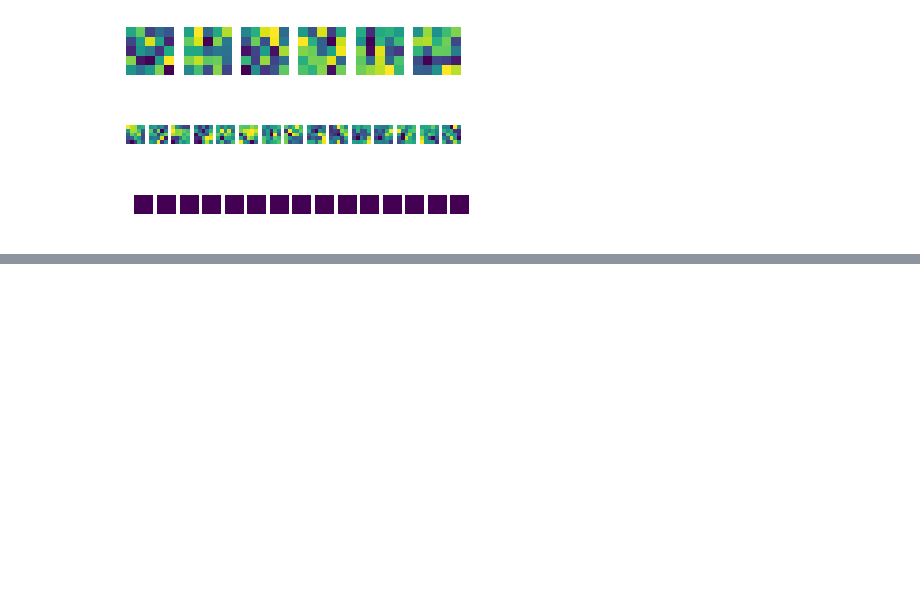
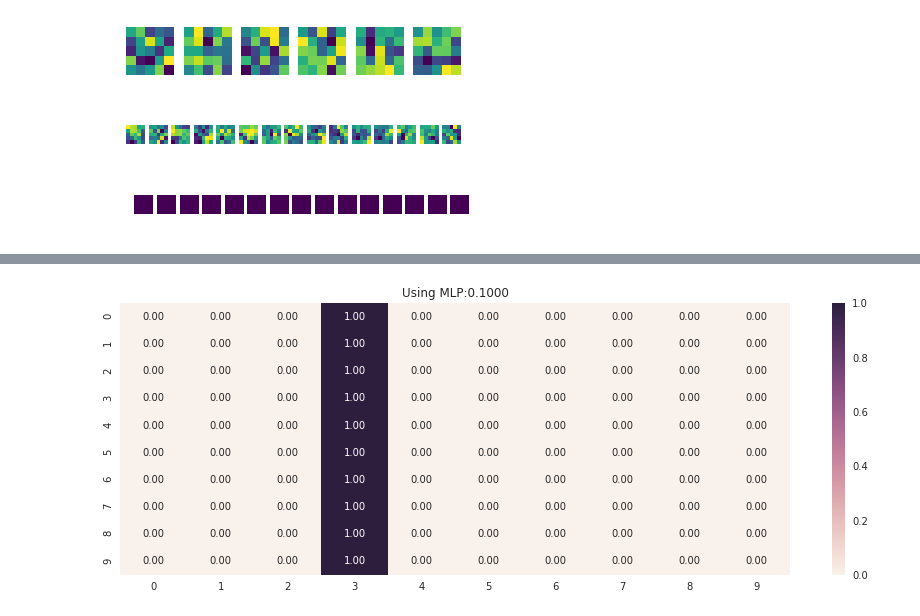
Before and after one commit to egabrielsen/MachineLearning, a Jupyter notebook: Lab08/lab8-Danh.ipynb, the cells around one changed output, grey strips where cells are left out. Cells and saved outputs as stored; diff of their text form; code cells hidden in the pictures; blank space fills up the shorter version.

```diff
--- a/Lab08/lab8-Danh.ipynb
+++ b/Lab08/lab8-Danh.ipynb
@@ -194,0 +252,17 @@ for layer in lenet.layers:
+# %%
+%%time
+mlp = Sequential()
+mlp.add( Reshape((1,3072), input_shape=(32,32,3)) )
+mlp.add( Flatten() )
+mlp.add( Dense(input_dim=3072, units=30, activation='relu') )
+mlp.add( Dense(units=15, activation='relu') )
+mlp.add( Dense(NUM_CLASSES) )
+mlp.add( Activation('softmax') )
+
+mlp.compile(loss='mean_squared_error',
+              optimizer='rmsprop',
+              metrics=['accuracy', fmeasure])
+
+mlp.fit(x_train, y_train_ohe,
+        batch_size=32, epochs=35,
+        shuffle=True, verbose=1)
@@ -194,0 +288,4 @@ for layer in lenet.layers:
+# %%
+summarize_net(mlp, x_test, y_test, title_text='Using MLP:')
+# %% [output]
+[figure, added]
```
Also changed, not shown: parts of 11 cells of this notebook.
